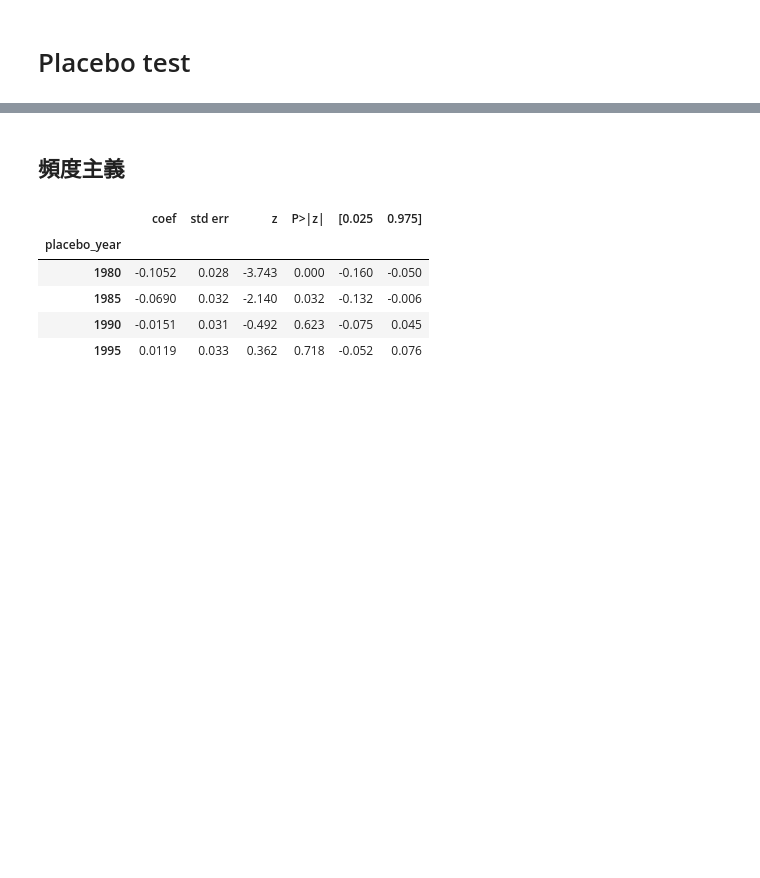
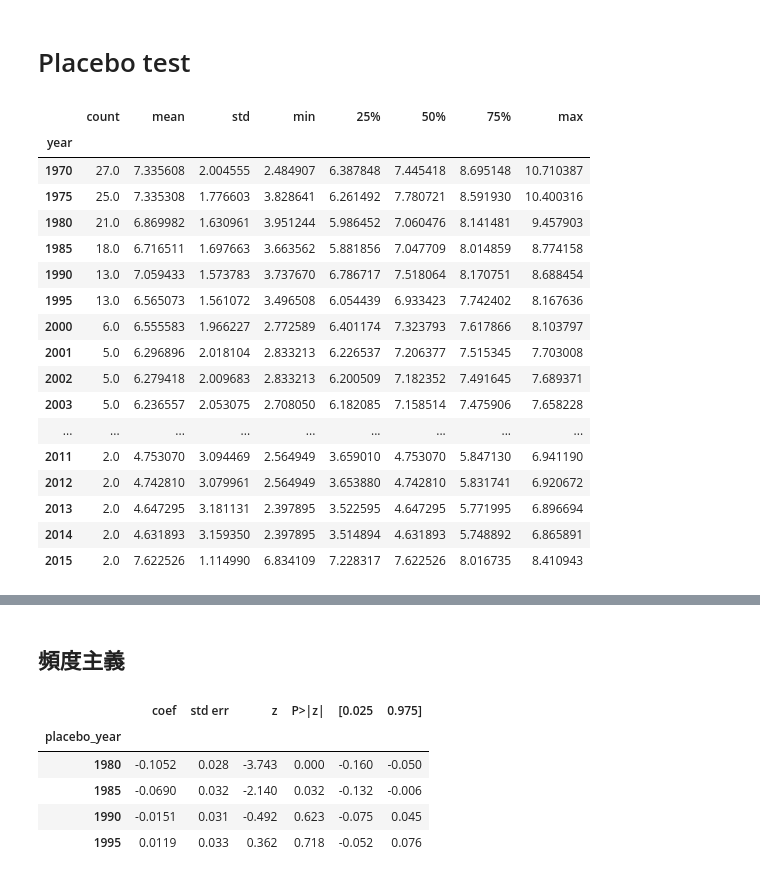
Before and after one commit to Keisei-Akiya/bridge-straw-effects, a Jupyter notebook: src/analysis/placebo_test.ipynb, the cells around one changed output, grey strips where cells are left out. Drawn from its saved outputs; the diff is of its cells as text; code cells hidden in the pictures; blank space fills up the shorter version.

```diff
--- a/src/analysis/placebo_test.ipynb
+++ b/src/analysis/placebo_test.ipynb
@@ -43,3 +43,24 @@ std_c = pre_treatment_data.query('treatment_group == 0').groupby('year')['log_po
+# %%
+pre_treatment_data.query('treatment_group == 1').groupby('year')['log_pop'].describe()
+# %% [output]
+|  | count | mean | std | min | 25% | 50% | 75% | max |
+| year |  |  |  |  |  |  |  |  |
+| 1970 | 27.0 | 7.335608 | 2.004555 | 2.484907 | 6.387848 | 7.445418 | 8.695148 | 10.710387 |
+| 1975 | 25.0 | 7.335308 | 1.776603 | 3.828641 | 6.261492 | 7.780721 | 8.591930 | 10.400316 |
+| 1980 | 21.0 | 6.869982 | 1.630961 | 3.951244 | 5.986452 | 7.060476 | 8.141481 | 9.457903 |
+| 1985 | 18.0 | 6.716511 | 1.697663 | 3.663562 | 5.881856 | 7.047709 | 8.014859 | 8.774158 |
+| 1990 | 13.0 | 7.059433 | 1.573783 | 3.737670 | 6.786717 | 7.518064 | 8.170751 | 8.688454 |
+| 1995 | 13.0 | 6.565073 | 1.561072 | 3.496508 | 6.054439 | 6.933423 | 7.742402 | 8.167636 |
+| 2000 | 6.0 | 6.555583 | 1.966227 | 2.772589 | 6.401174 | 7.323793 | 7.617866 | 8.103797 |
+| 2001 | 5.0 | 6.296896 | 2.018104 | 2.833213 | 6.226537 | 7.206377 | 7.515345 | 7.703008 |
+| 2002 | 5.0 | 6.279418 | 2.009683 | 2.833213 | 6.200509 | 7.182352 | 7.491645 | 7.689371 |
+| 2003 | 5.0 | 6.236557 | 2.053075 | 2.708050 | 6.182085 | 7.158514 | 7.475906 | 7.658228 |
+| ... | ... | ... | ... | ... | ... | ... | ... | ... |
+| 2011 | 2.0 | 4.753070 | 3.094469 | 2.564949 | 3.659010 | 4.753070 | 5.847130 | 6.941190 |
+| 2012 | 2.0 | 4.742810 | 3.079961 | 2.564949 | 3.653880 | 4.742810 | 5.831741 | 6.920672 |
+| 2013 | 2.0 | 4.647295 | 3.181131 | 2.397895 | 3.522595 | 4.647295 | 5.771995 | 6.896694 |
+| 2014 | 2.0 | 4.631893 | 3.159350 | 2.397895 | 3.514894 | 4.631893 | 5.748892 | 6.865891 |
+| 2015 | 2.0 | 7.622526 | 1.114990 | 6.834109 | 7.228317 | 7.622526 | 8.016735 | 8.410943 |
 # %%
 fig, ax = plt.subplots(figsize=figsize)
 ax.plot(mean_t, label='介入前介入群平均', color='black')
```
Also changed, not shown: parts of 5 cells of this notebook, 12 other files.
